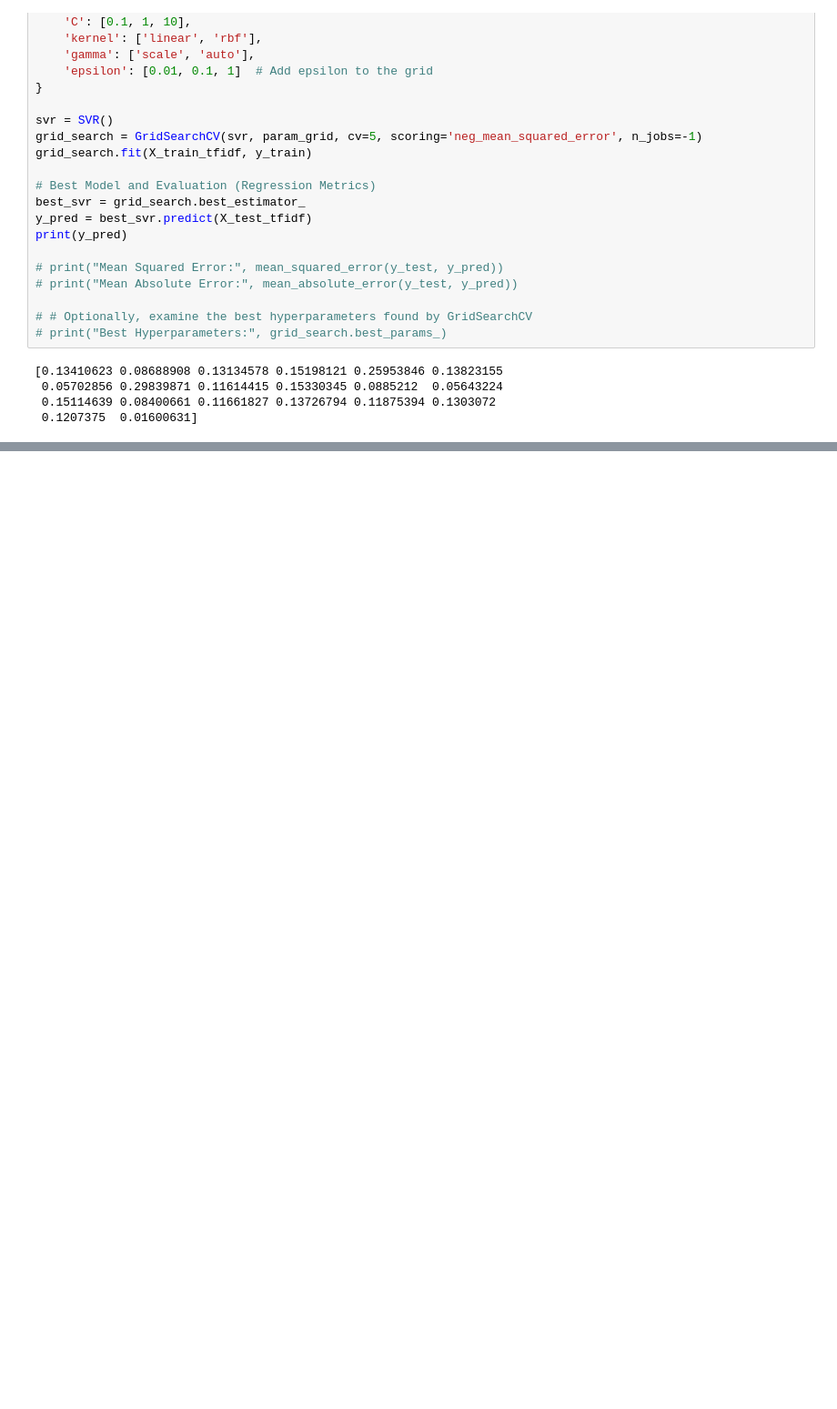
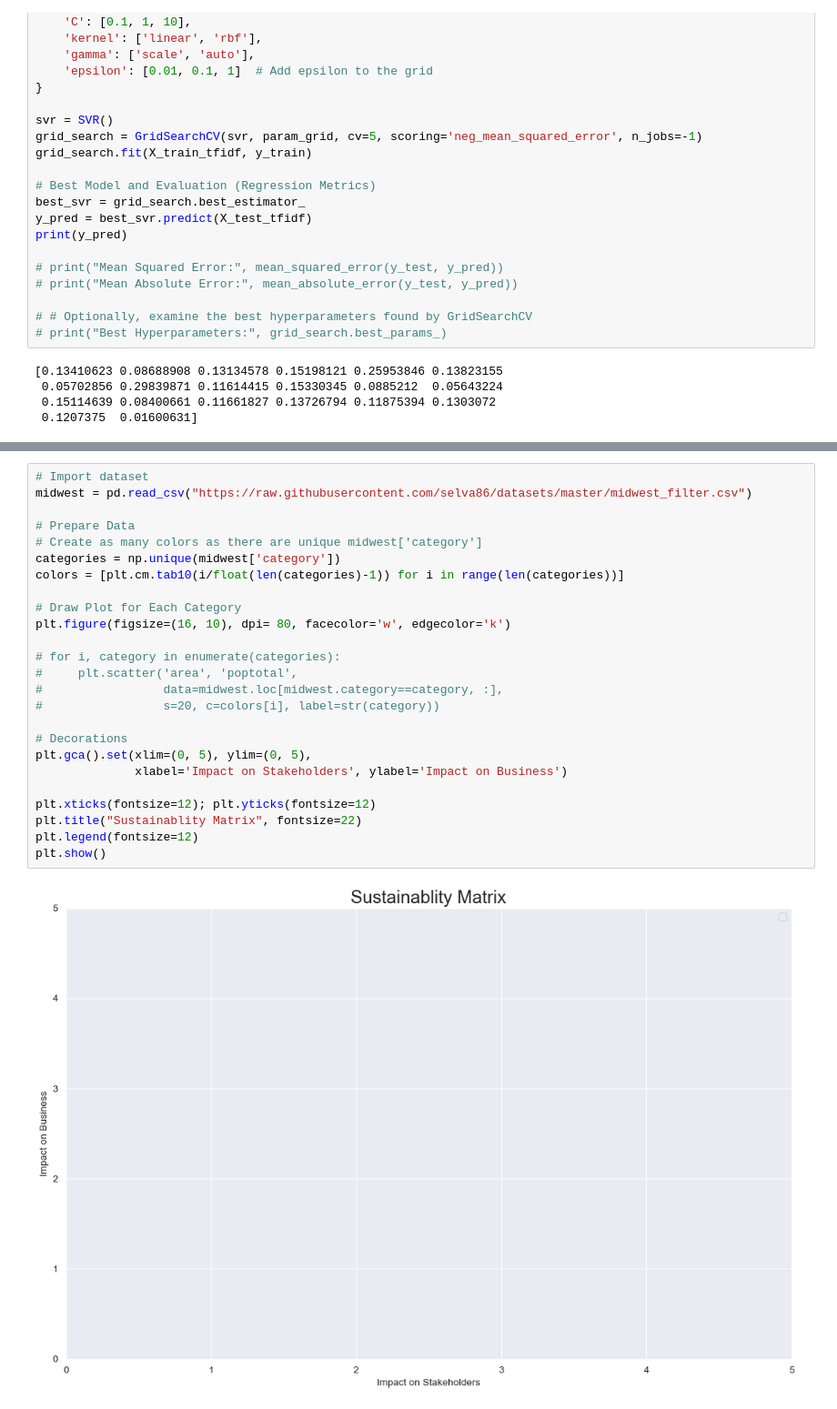
Before and after one commit to mahishamudaliar26/ModelTrainingusingMLModels, a Jupyter notebook: SentimentAnalysis.ipynb, the cells around one changed output, grey strips where cells are left out. Shown at 91% size. Saved outputs shown, nothing was run; the diff lists cells and outputs as text; blank space fills up the shorter version.

Commit message:
Ploting matrix and data extraction in paragraph

```diff
--- a/SentimentAnalysis.ipynb
+++ b/SentimentAnalysis.ipynb
@@ -670,0 +678,27 @@ plt.show()
+# %%
+# Import dataset
+midwest = pd.read_csv("https://raw.githubusercontent.com/selva86/datasets/master/midwest_filter.csv")
+
+# Prepare Data
+# Create as many colors as there are unique midwest['category']
+categories = np.unique(midwest['category'])
+colors = [plt.cm.tab10(i/float(len(categories)-1)) for i in range(len(categories))]
+
+# Draw Plot for Each Category
+plt.figure(figsize=(16, 10), dpi= 80, facecolor='w', edgecolor='k')
+
+# for i, category in enumerate(categories):
+#     plt.scatter('area', 'poptotal',
+#                 data=midwest.loc[midwest.category==category, :],
+#                 s=20, c=colors[i], label=str(category))
+
+# Decorations
+plt.gca().set(xlim=(0, 5), ylim=(0, 5),
+              xlabel='Impact on Stakeholders', ylabel='Impact on Business')
+
+plt.xticks(fontsize=12); plt.yticks(fontsize=12)
+plt.title("Sustainablity Matrix", fontsize=22)
+plt.legend(fontsize=12)
+plt.show()
+# %% [output]
+[figure, added]
```
Also changed, not shown: parts of 6 cells of this notebook, 38 other files.
